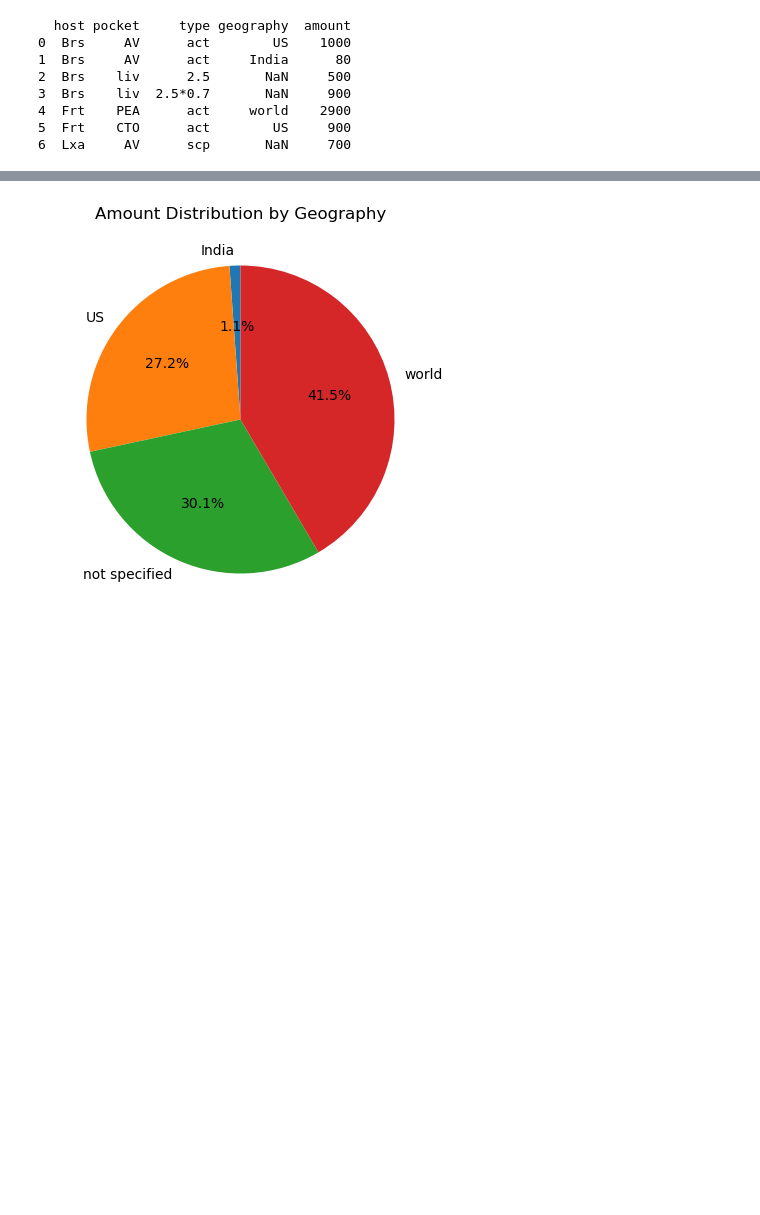
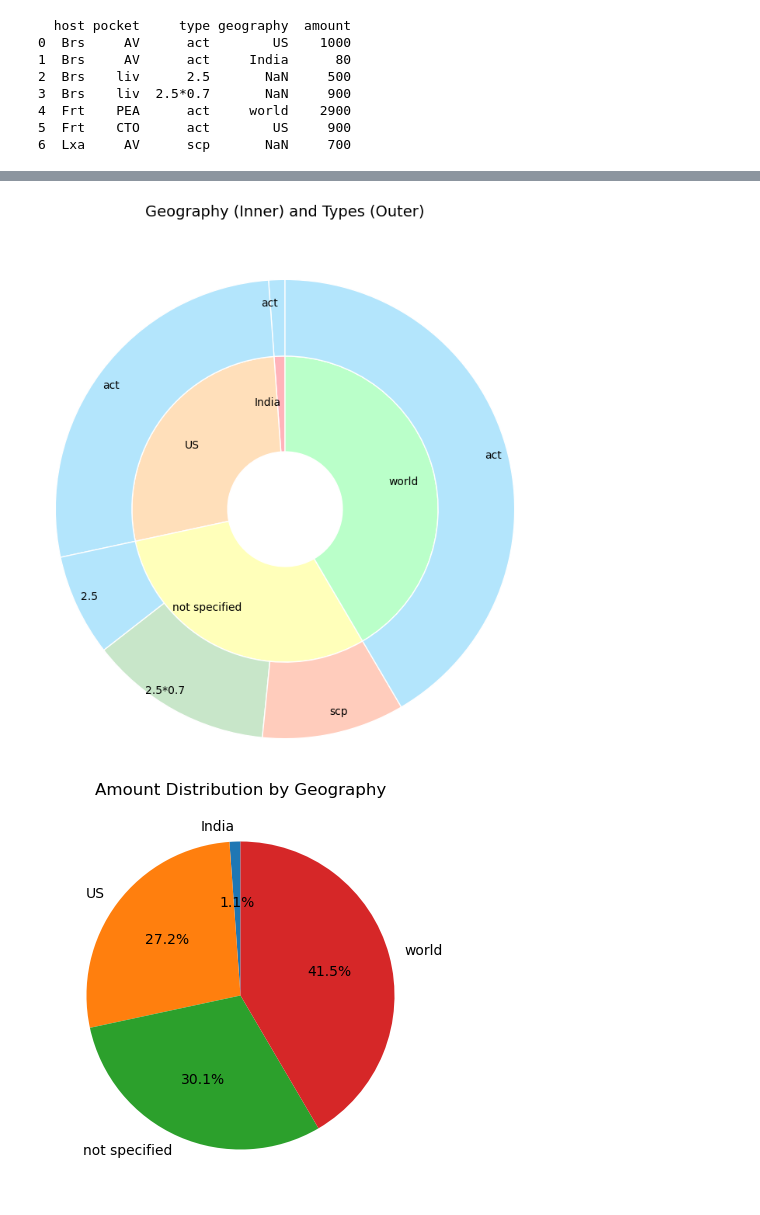
Before and after one commit to dfrome/persoFinViz, a Jupyter notebook: src/notebooks/visualize_01.ipynb, the cells around one changed output, grey strips where cells are left out. Saved outputs shown, nothing was run; the diff lists cells and outputs as text; code cells hidden in the pictures; blank space fills up the shorter version.

```diff
--- a/src/notebooks/visualize_01.ipynb
+++ b/src/notebooks/visualize_01.ipynb
@@ -19,3 +19,22 @@ print(df)
 4  Frt    PEA      act     world    2900
 5  Frt    CTO      act        US     900
 6  Lxa     AV      scp       NaN     700
+# %%
+# essai02
+import numpy as np
+
+# Replace NaN values in 'geography' and 'type' with 'not specified'
+df['geography'] = df['geography'].fillna('not specified')
+df['type'] = df['type'].fillna('not specified')
+
+# Get the unique types
+types = df['type'].unique()
+
+# Group by 'geography' and calculate the sum of 'amount' for each 'type'
+grouped = df.groupby(['geography', 'type'])['amount'].sum().unstack(fill_value=0)
+
+# Convert the grouped data into a NumPy array of tuples
+result_array = np.array([tuple(row) for row in grouped.values])
+
+# Display the result
+print(result_array)
@@ -22,3 +64,66 @@ print(df)
+# %%
+import matplotlib.pyplot as plt
+
+# Replace NaN values in 'geography' and 'type' with 'not specified'
+df['geography'] = df['geography'].fillna('not specified')
+df['type'] = df['type'].fillna('not specified')
+
+# Group by 'geography' and calculate the sum of 'amount'
+grouped_geography = df.groupby('geography')['amount'].sum()
+
+# Group by 'geography' and 'type' to calculate the sum of 'amount'
+grouped_type = df.groupby(['geography', 'type'])['amount'].sum()
+
+# Define pastel colors for the inner pie (geography)
+pastel_colors_inner = ['#FFB3BA', '#FFDFBA', '#FFFFBA', '#BAFFC9', '#BAE1FF']
+
+# Define a color palette for the outer pie (type)
+outer_colors = ['#B3E5FC', '#C8E6C9', '#FFCCBC', '#D1C4E9', '#F8BBD0', '#F0F4C3']
+
+# Create the figure
+plt.figure(figsize=(8, 8))
+
+# Plot the inner pie chart (geography)
+plt.pie(
+    grouped_geography,
+    labels=grouped_geography.index,  # Labels for geography
+    startangle=90,
+    colors=pastel_colors_inner,    # you may want to comment this out to see bright colors instead
+    radius=0.8,  # Inner radius
+    wedgeprops=dict(width=0.5, edgecolor='w'),  # Donut style
+    pctdistance=1.25, labeldistance=.7
+)
+
+# Prepare data for the outer pie chart
+outer_sizes = []
+outer_labels = []
+outer_colors_list = []
+
+for geography in grouped_geography.index:
+    # Get the type distribution for the current geography
+    type_distribution = grouped_type.loc[geography]
+    outer_sizes.extend(type_distribution.values)
+    outer_labels.extend(type_distribution.index)
+    outer_colors_list.extend(outer_colors[:len(type_distribution)])
+
+# Plot the outer pie chart (type within each geography)
+plt.pie(
+    outer_sizes,
+    labels=outer_labels,  # Labels for types
+    startangle=90,
+    colors=outer_colors_list,
+    radius=1.2,  # Outer radius
+    wedgeprops=dict(width=0.4, edgecolor='w'),
+    pctdistance=1.25, labeldistance=.9
+)
+
+# Add a title
+plt.title('Geography (Inner) and Types (Outer)', fontsize=14, y=1.1)
+
+# Show the plot
+plt.show()
+# %% [output]
+[figure, added]
 # %%
 import matplotlib.pyplot as plt
 
```
Also changed, not shown: parts of 3 cells of this notebook.
